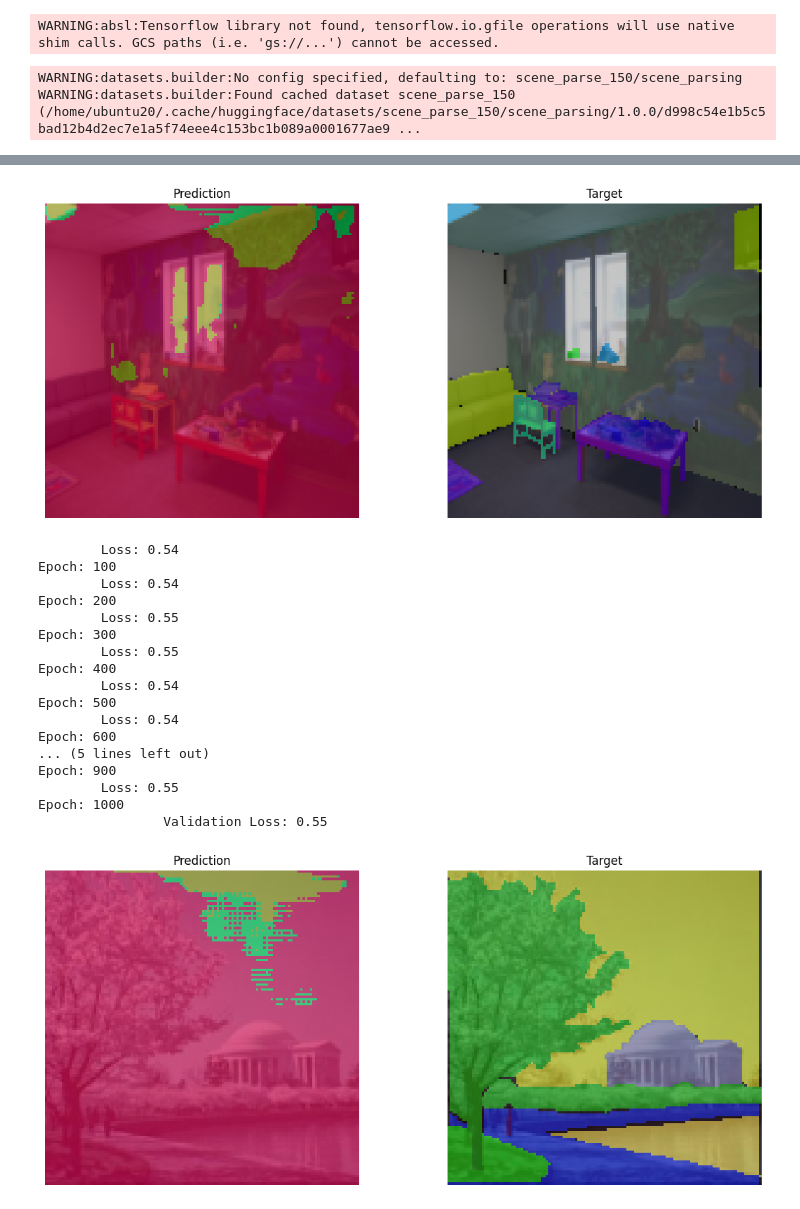
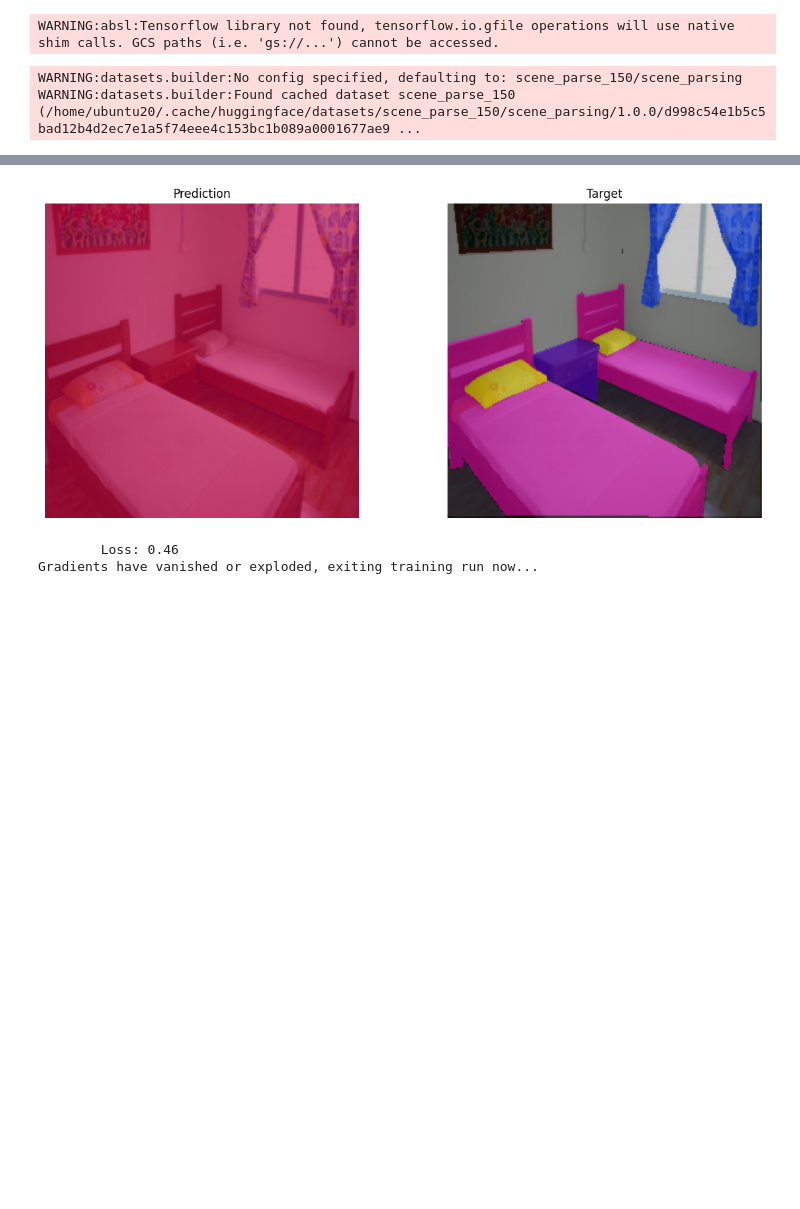
Before and after one commit to ChristianOrr/semantic-segmentation, a Jupyter notebook: unet_train.ipynb, the cells around one changed output, grey strips where cells are left out. Saved outputs shown, nothing was run; the diff lists cells and outputs as text; code cells hidden in the pictures; blank space fills up the shorter version.

Commit message:
added check for exploded or vanished gradients

```diff
--- a/unet_train.ipynb
+++ b/unet_train.ipynb
@@ -30,7 +31,7 @@ train_dataset, test_dataset, val_dataset  = dataset["train"], dataset["test"], d
 # Number of segmentation classes
 num_classes = 151
 # Image height and width
-height, width = 128, 128
+height, width = 256, 256
 # Location for saving and loading checkpoints
 checkpoint_dir = "./checkpoints/unet/"
 os.makedirs(checkpoint_dir, exist_ok=True)
@@ -52,13 +53,13 @@ augment_images = jax.jit(augmax.Chain(
 ))
 # %%
 # Number of training epochs
-epochs = 2500
+epochs = 500
 # Display training loss frequency
 print_freq = 100
 # Validation frequency
-val_epochs = 1000
+val_epochs = 100
 # Checkpointing frequency
-save_steps = 500
+save_steps = 1000
 batch_size = 1
 # A small number to prevent loss function from dividing by zero
 epsilon = 0.0001
@@ -137,8 +138,9 @@ for epoch in range(epochs + 1):
     last_mean_loss = np.array(losses[-print_freq:]).mean()
     if epoch % print_freq == 0: print(f"\tLoss: {last_mean_loss :.2f}")
 
-    if grads_zeroed(grads):
-        print("Gradients are zeroed, exiting training run now...")
+
+    if grads_vanished_or_exploded(grads):
+        print("Gradients have vanished or exploded, exiting training run now...")
         break
 
     if epoch % save_steps == 0 and epoch != 0:
@@ -156,19 +158,3 @@ Epoch: 0
-[figure, old version]
+[figure, new version]
-        Loss: 0.54
-Epoch: 100
-        Loss: 0.54
-Epoch: 200
-        Loss: 0.55
-Epoch: 300
-        Loss: 0.55
-Epoch: 400
-        Loss: 0.54
-Epoch: 500
-        Loss: 0.54
-Epoch: 600
-... (5 lines left out)
-Epoch: 900
-        Loss: 0.55
-Epoch: 1000
-                Validation Loss: 0.55
+        Loss: 0.46
+Gradients have vanished or exploded, exiting training run now...
-[figure, removed]
```
Also changed, not shown: parts of 3 cells of this notebook, 2 other files.
